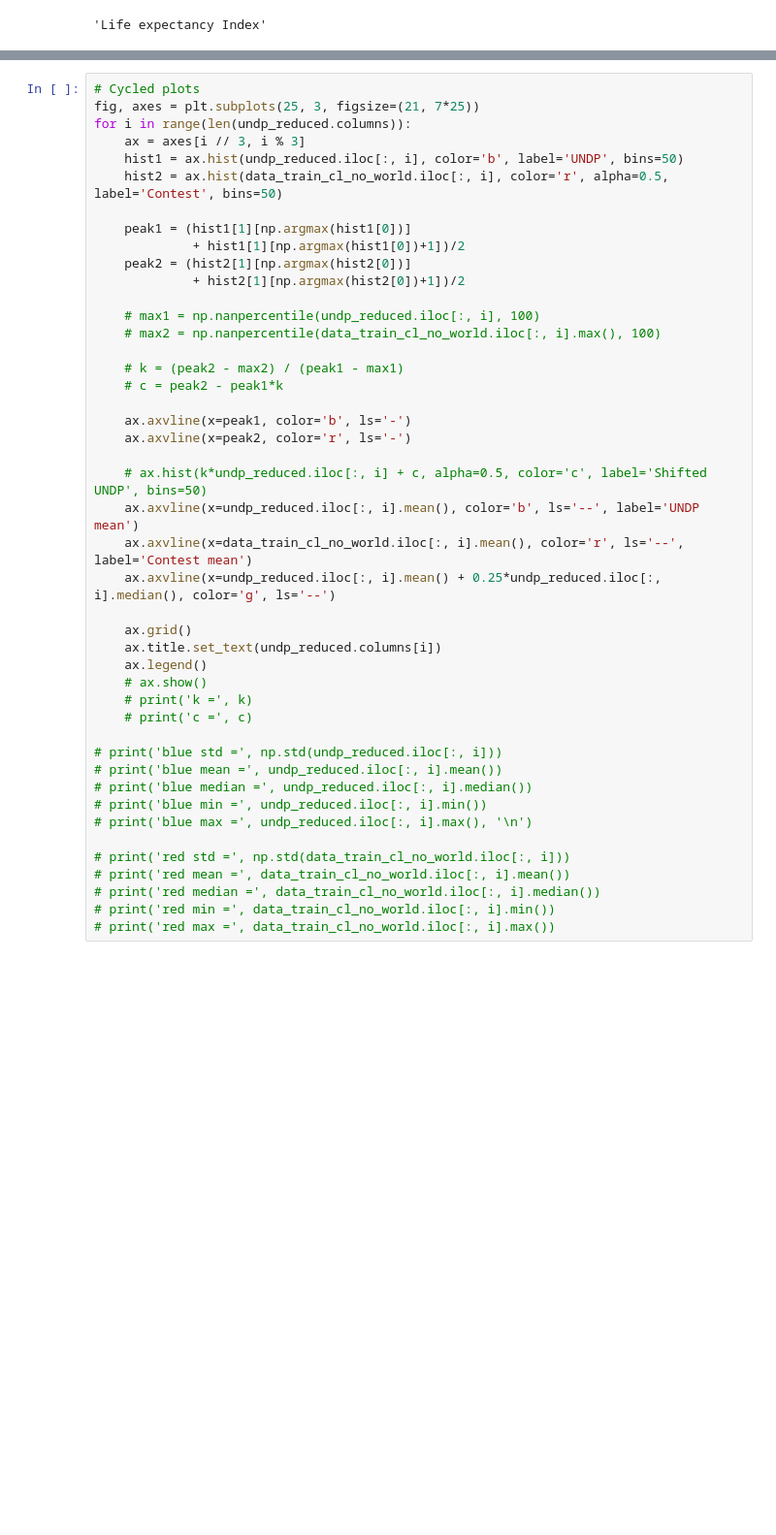
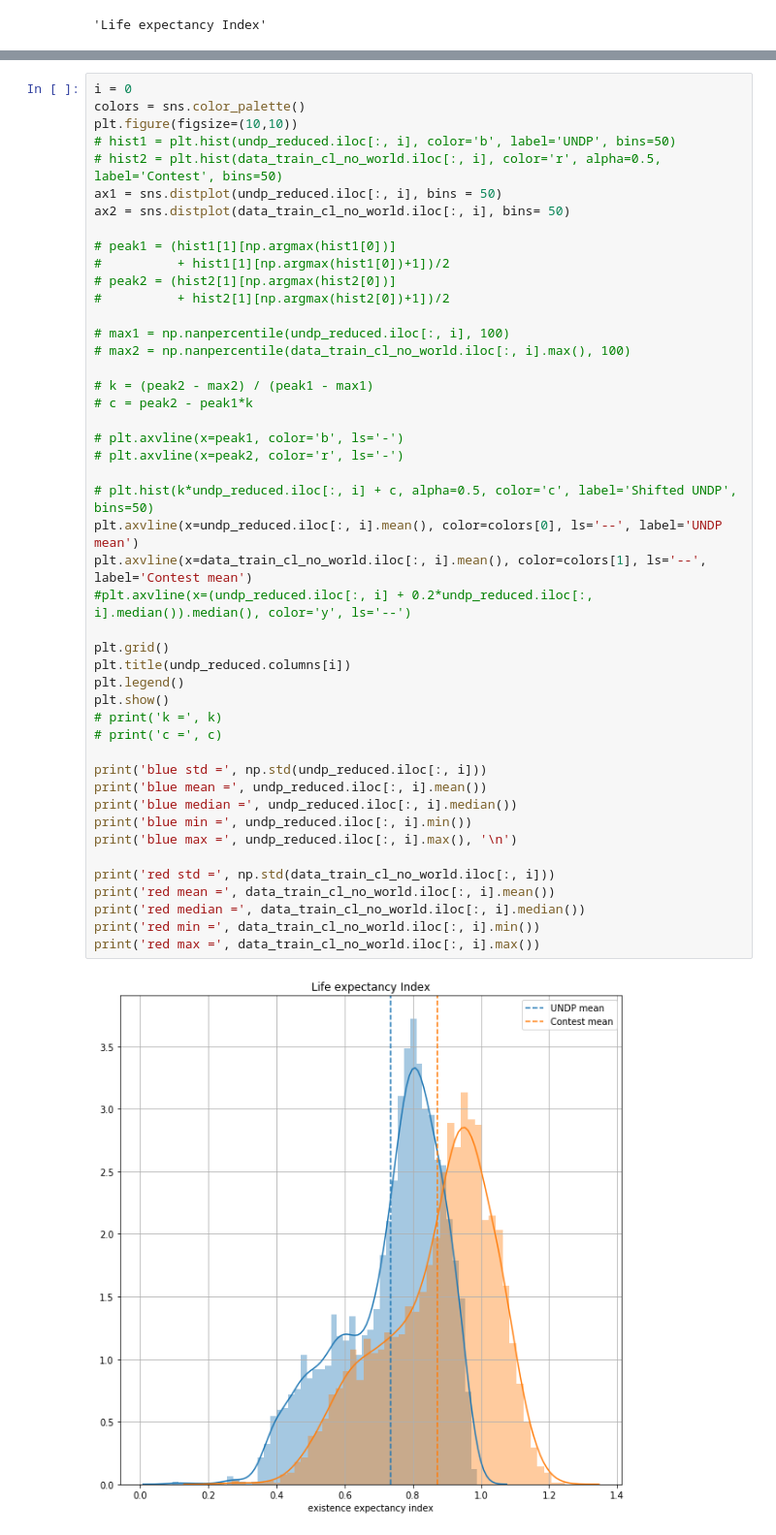
Before and after one commit to D1nay/prohack2020, a Jupyter notebook: Mapping countries to galaxies.ipynb, the cells around one changed output, grey strips where cells are left out. Shown at 97% size. Saved outputs shown, nothing was run; the diff lists cells and outputs as text; blank space fills up the shorter version.

```diff
--- a/Mapping countries to galaxies.ipynb
+++ b/Mapping countries to galaxies.ipynb
@@ -792,45 +856,48 @@ undp_reduced.columns[0]
 # %%
-# Cycled plots
-fig, axes = plt.subplots(25, 3, figsize=(21, 7*25))
-for i in range(len(undp_reduced.columns)):
-    ax = axes[i // 3, i % 3]
-    hist1 = ax.hist(undp_reduced.iloc[:, i], color='b', label='UNDP', bins=50)
-    hist2 = ax.hist(data_train_cl_no_world.iloc[:, i], color='r', alpha=0.5, label='Contest', bins=50)
+i = 0
+colors = sns.color_palette()
+plt.figure(figsize=(10,10))
+# hist1 = plt.hist(undp_reduced.iloc[:, i], color='b', label='UNDP', bins=50)
+# hist2 = plt.hist(data_train_cl_no_world.iloc[:, i], color='r', alpha=0.5, label='Contest', bins=50)
+ax1 = sns.distplot(undp_reduced.iloc[:, i], bins = 50)
+ax2 = sns.distplot(data_train_cl_no_world.iloc[:, i], bins= 50)
 
-    peak1 = (hist1[1][np.argmax(hist1[0])]
-             + hist1[1][np.argmax(hist1[0])+1])/2
-    peak2 = (hist2[1][np.argmax(hist2[0])]
-             + hist2[1][np.argmax(hist2[0])+1])/2
+# peak1 = (hist1[1][np.argmax(hist1[0])]
+#          + hist1[1][np.argmax(hist1[0])+1])/2
+# peak2 = (hist2[1][np.argmax(hist2[0])]
+#          + hist2[1][np.argmax(hist2[0])+1])/2
 
-    # max1 = np.nanpercentile(undp_reduced.iloc[:, i], 100)
-    # max2 = np.nanpercentile(data_train_cl_no_world.iloc[:, i].max(), 100)
+# max1 = np.nanpercentile(undp_reduced.iloc[:, i], 100)
+# max2 = np.nanpercentile(data_train_cl_no_world.iloc[:, i].max(), 100)
 
-    # k = (peak2 - max2) / (peak1 - max1)
-    # c = peak2 - peak1*k
+# k = (peak2 - max2) / (peak1 - max1)
+# c = peak2 - peak1*k
 
-    ax.axvline(x=peak1, color='b', ls='-')
-    ax.axvline(x=peak2, color='r', ls='-')
+# plt.axvline(x=peak1, color='b', ls='-')
+# plt.axvline(x=peak2, color='r', ls='-')
 
-    # ax.hist(k*undp_reduced.iloc[:, i] + c, alpha=0.5, color='c', label='Shifted UNDP', bins=50)
-    ax.axvline(x=undp_reduced.iloc[:, i].mean(), color='b', ls='--', label='UNDP mean')
-    ax.axvline(x=data_train_cl_no_world.iloc[:, i].mean(), color='r', ls='--', label='Contest mean')
-    ax.axvline(x=undp_reduced.iloc[:, i].mean() + 0.25*undp_reduced.iloc[:, i].median(), color='g', ls='--')
+# plt.hist(k*undp_reduced.iloc[:, i] + c, alpha=0.5, color='c', label='Shifted UNDP', bins=50)
+plt.axvline(x=undp_reduced.iloc[:, i].mean(), color=colors[0], ls='--', label='UNDP mean')
+plt.axvline(x=data_train_cl_no_world.iloc[:, i].mean(), color=colors[1], ls='--', label='Contest mean')
+#plt.axvline(x=(undp_reduced.iloc[:, i] + 0.2*undp_reduced.iloc[:, i].median()).median(), color='y', ls='--')
 
-    ax.grid()
-    ax.title.set_text(undp_reduced.columns[i])
-    ax.legend()
-    # ax.show()
-    # print('k =', k)
-    # print('c =', c)
+plt.grid()
+plt.title(undp_reduced.columns[i])
+plt.legend()
+plt.show()
+# print('k =', k)
+# print('c =', c)
 
-# print('blue std =', np.std(undp_reduced.iloc[:, i]))
-# print('blue mean =', undp_reduced.iloc[:, i].mean())
-# print('blue median =', undp_reduced.iloc[:, i].median())
-# print('blue min =', undp_reduced.iloc[:, i].min())
-# print('blue max =', undp_reduced.iloc[:, i].max(), '\n')
+print('blue std =', np.std(undp_reduced.iloc[:, i]))
+print('blue mean =', undp_reduced.iloc[:, i].mean())
+print('blue median =', undp_reduced.iloc[:, i].median())
+print('blue min =', undp_reduced.iloc[:, i].min())
+print('blue max =', undp_reduced.iloc[:, i].max(), '\n')
 
-# print('red std =', np.std(data_train_cl_no_world.iloc[:, i]))
-# print('red mean =', data_train_cl_no_world.iloc[:, i].mean())
-# print('red median =', data_train_cl_no_world.iloc[:, i].median())
-# print('red min =', data_train_cl_no_world.iloc[:, i].min())
-# print('red max =', data_train_cl_no_world.iloc[:, i].max())
+print('red std =', np.std(data_train_cl_no_world.iloc[:, i]))
+print('red mean =', data_train_cl_no_world.iloc[:, i].mean())
+print('red median =', data_train_cl_no_world.iloc[:, i].median())
+print('red min =', data_train_cl_no_world.iloc[:, i].min())
+print('red max =', data_train_cl_no_world.iloc[:, i].max())
+# %% [output]
+[figure, added]
```
Also changed, not shown: parts of 5 cells of this notebook.
